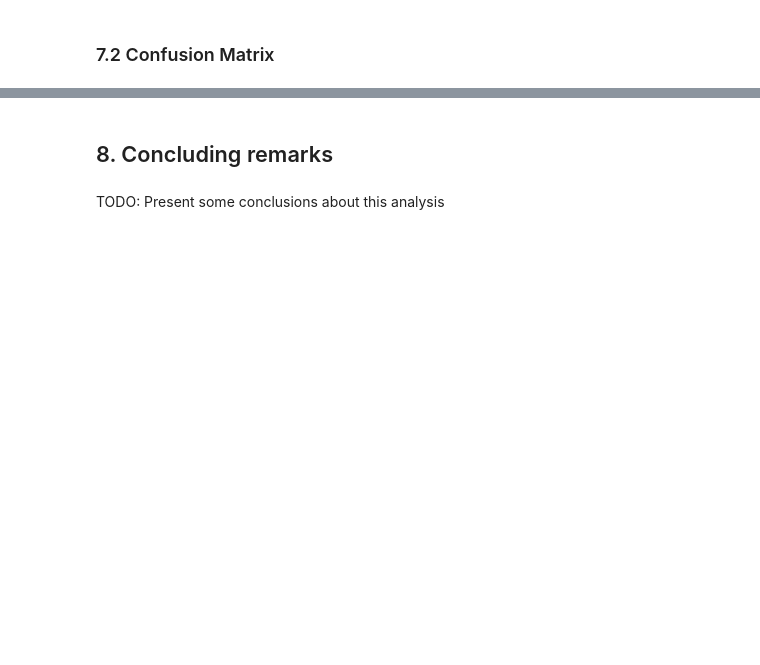
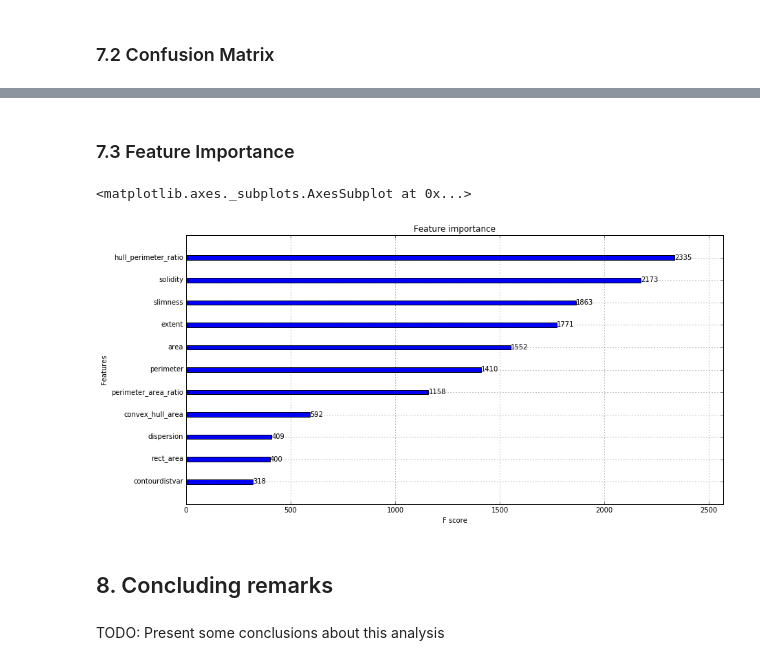
Before and after one commit to Larissa13/MAC5749, a Jupyter notebook: projects/group3/Group3.ipynb, the cells around one changed output, grey strips where cells are left out. Saved outputs shown, nothing was run; the diff lists cells and outputs as text; code cells hidden in the pictures; blank space fills up the shorter version.

Commit message:
add feature importance plot

```diff
--- a/projects/group3/Group3.ipynb
+++ b/projects/group3/Group3.ipynb
@@ -626,6 +634,13 @@ display(cmdf)
 | betula_austrosinensis [18] | 0 | 0 | 0 | 0 | 0 | 0 | 0 | 0 | 0 | 0 | 0 | ... |
 | betula_pendula [19] | 0 | 0 | 0 | 0 | 0 | 0 | 0 | 0 | 0 | 0 | 0 | ... |
 | callicarpa_bodinieri [20] | 0 | 0 | 0 | 0 | 0 | 0 | 0 | 0 | 0 | 0 | 0 | ... |
+# %% [markdown]
+### 7.3 Feature Importance
+# %%
+xgb.plot_importance(xgbmodel)
+# %% [output]
+<matplotlib.axes._subplots.AxesSubplot at 0x...>
+[figure, added]
 # %% [markdown]
 ## 8. Concluding remarks
 # %% [markdown]
```
Also changed, not shown: parts of 6 cells of this notebook.
